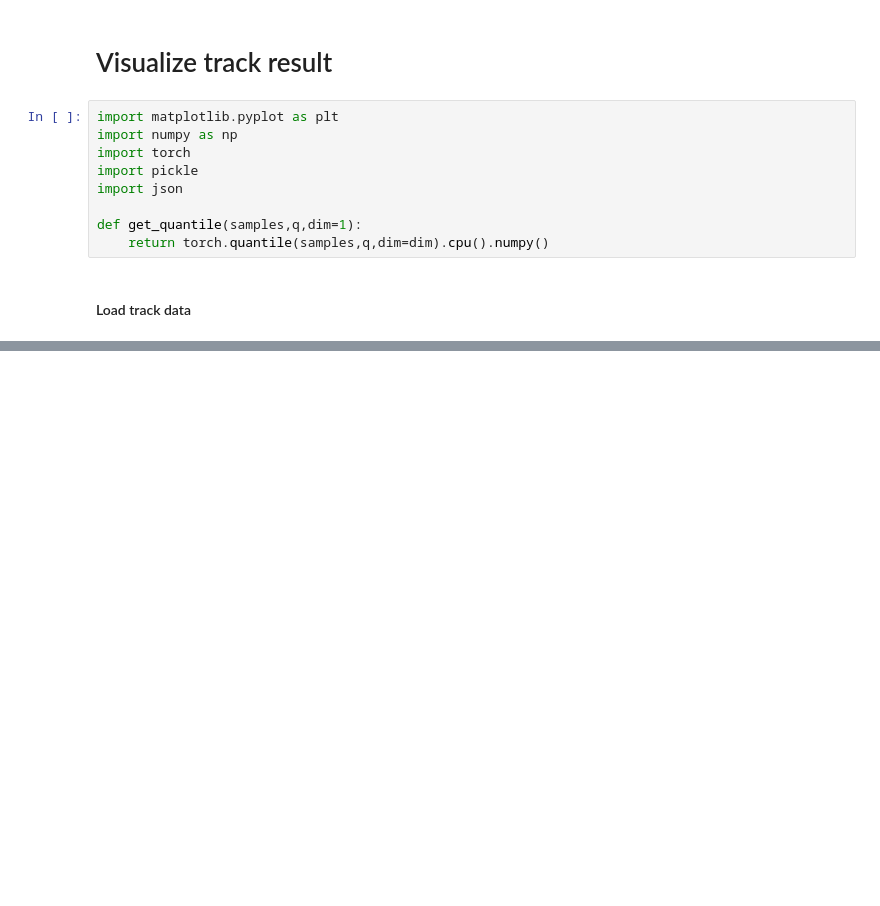
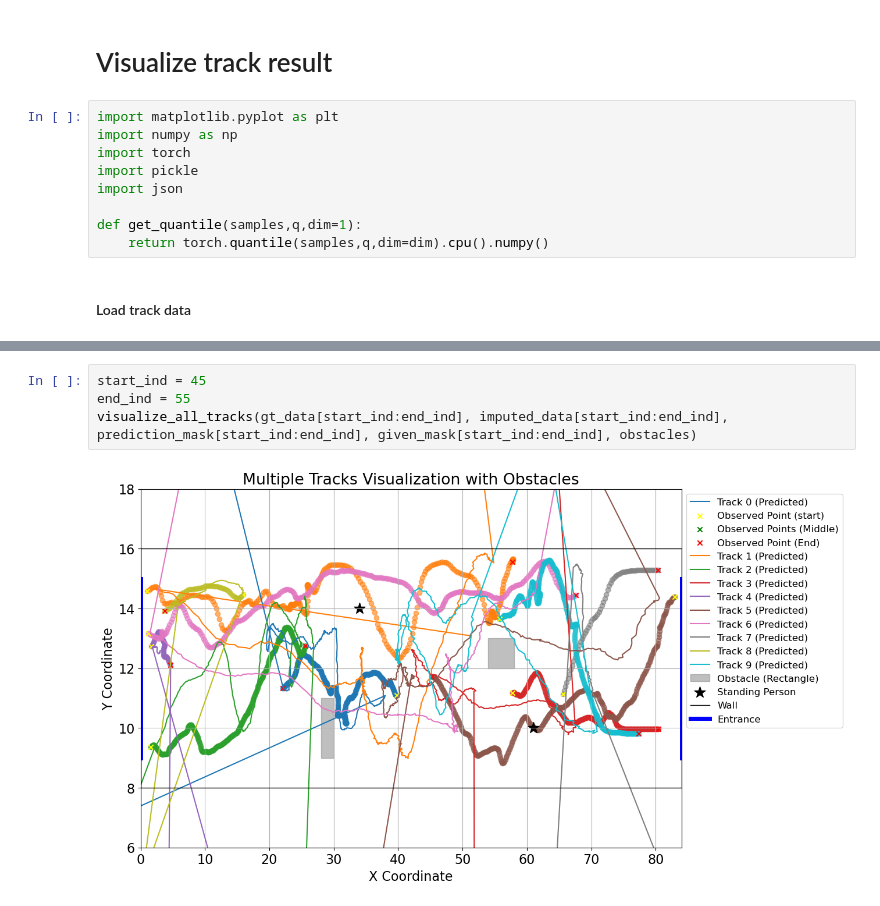
Before and after one commit to dang-qi/CSDI, a Jupyter notebook: visualize.ipynb, the cells around one changed output, grey strips where cells are left out. Cells and saved outputs as stored; diff of their text form; blank space fills up the shorter version.

```diff
--- a/visualize.ipynb
+++ b/visualize.ipynb
@@ -186,4 +186,10 @@ def visualize_single_track(gt_data, imputed_data, prediction_mask, given_mask, t
     plt.legend()
     plt.grid()
     plt.show()
+# %%
+start_ind = 45
+end_ind = 55
+visualize_all_tracks(gt_data[start_ind:end_ind], imputed_data[start_ind:end_ind], prediction_mask[start_ind:end_ind], given_mask[start_ind:end_ind], obstacles)
+# %% [output]
+[figure, added]
 # %%
```
Also changed, not shown: parts of 5 cells of this notebook.
